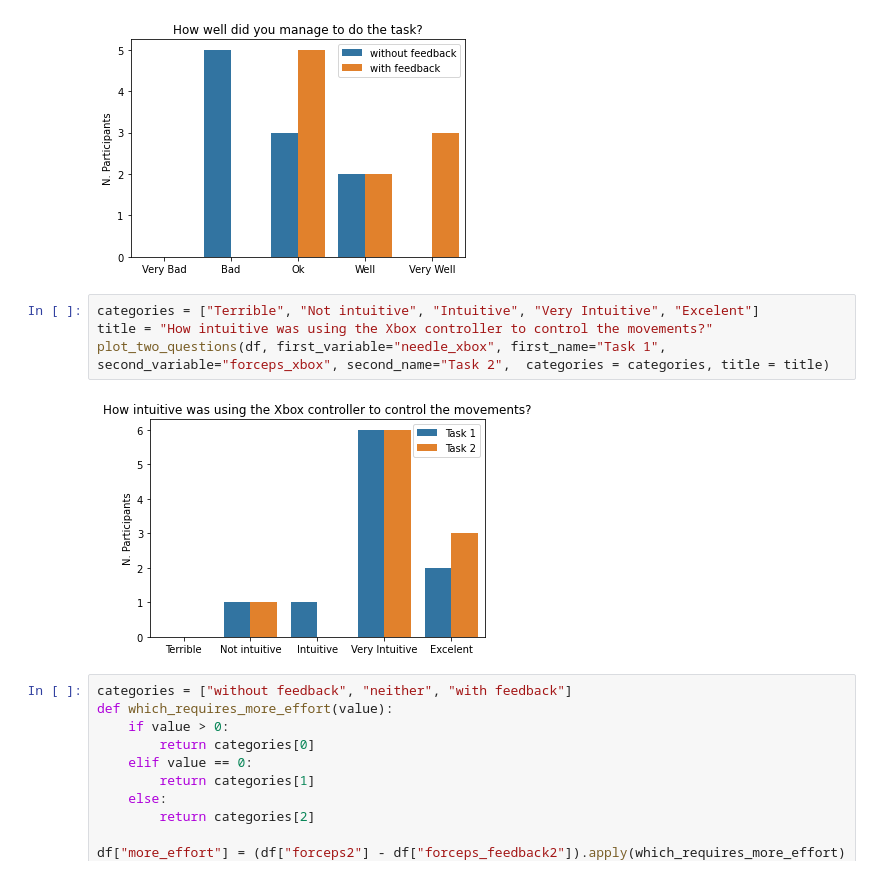
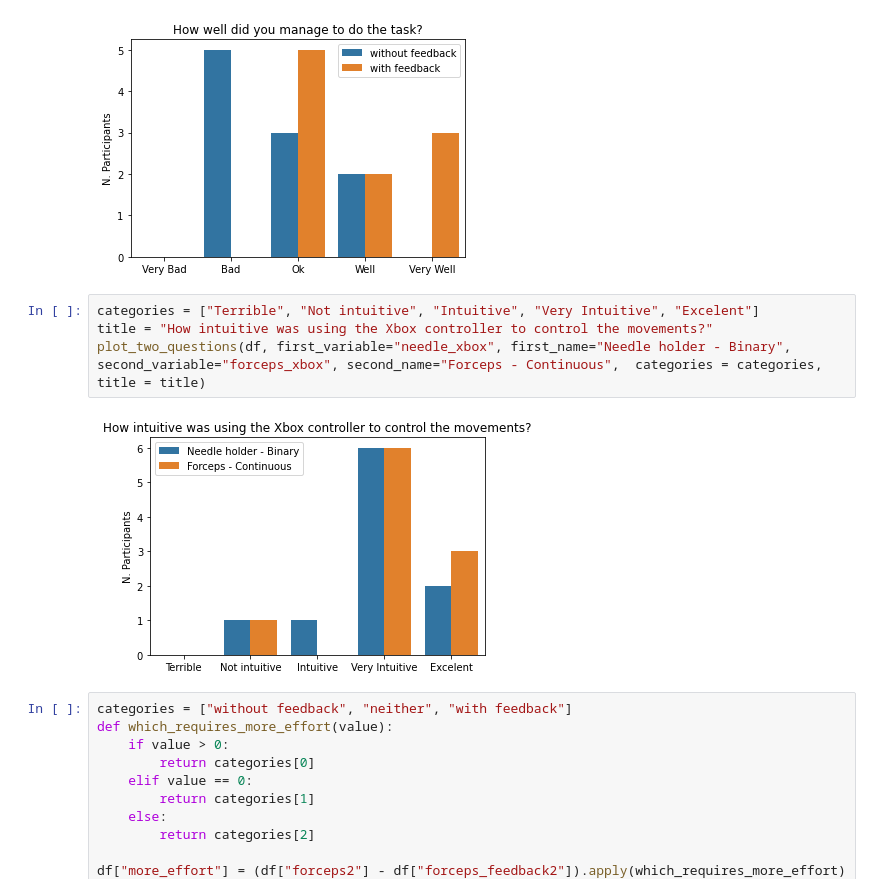
Before and after one commit to Jenirethvanessa/robotic_end-effector, a Jupyter notebook: results_plots.ipynb, the cells around one changed output. Cells and saved outputs as stored; diff of their text form.

```diff
--- a/results_plots.ipynb
+++ b/results_plots.ipynb
@@ -195,9 +187,9 @@ plot_two_questions(df, first_variable="forceps3", first_name="without feedback",
 # %%
 categories = ["Terrible", "Not intuitive", "Intuitive", "Very Intuitive", "Excelent"]
 title = "How intuitive was using the Xbox controller to control the movements?"
-plot_two_questions(df, first_variable="needle_xbox", first_name="Task 1", second_variable="forceps_xbox", second_name="Task 2",  categories = categories, title = title)
+plot_two_questions(df, first_variable="needle_xbox", first_name="Needle holder - Binary", second_variable="forceps_xbox", second_name="Forceps - Continuous",  categories = categories, title = title)
 # %% [output]
-[figure, old version]
+[figure, new version]
 # %%
 categories = ["without feedback", "neither", "with feedback"]
 def which_requires_more_effort(value):
```
Also changed, not shown: parts of 6 cells of this notebook, 30 other files.
